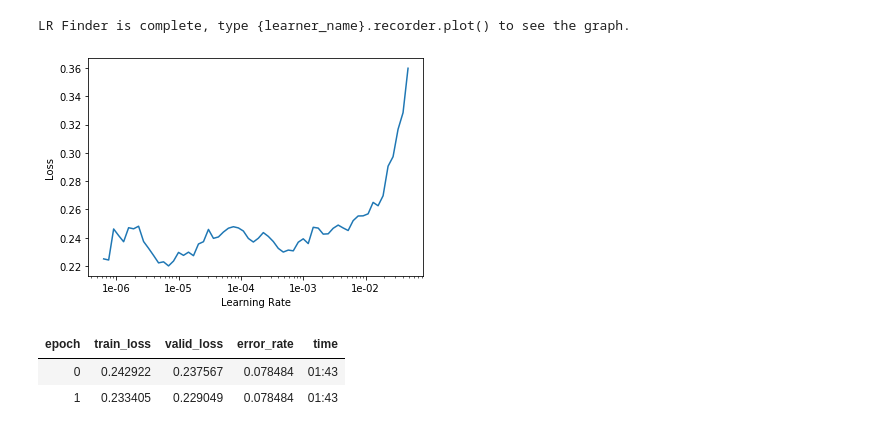
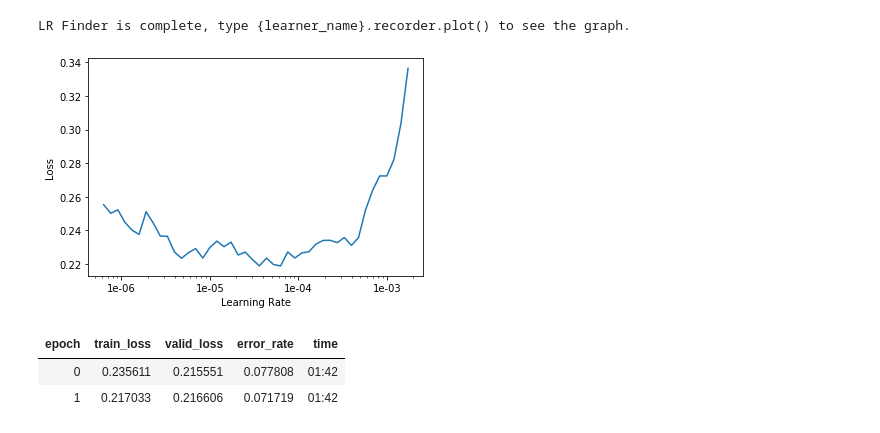
Before and after one commit to sadehqaan/dogs-cats, a Jupyter notebook: dogs_cats.ipynb, the cells around one changed output. Saved outputs shown, nothing was run; the diff lists cells and outputs as text; code cells hidden in the pictures.

```diff
--- a/dogs_cats.ipynb
+++ b/dogs_cats.ipynb
@@ -16,6 +16,8 @@ warnings.filterwarnings('ignore')
 # %%
 from fastai import *
 from fastai.vision import *
+# %%
+bs=64
 # %%
 path = untar_data(URLs.PETS); path
 # %% [output]
@@ -39,5 +41,7 @@ fnames[:5]
 # %%
 np.random.seed(2)
 pat = r'/([^/]+)_\d+.jpg$'
+# %%
+tfms = get_transforms(max_rotate=20, max_zoom=1.3, max_lighting=0.4, max_warp=0.4, p_affine=1., p_lighting=1.)
 # %%
-data = ImageDataBunch.from_name_re(path_img, fnames, pat, ds_tfms=get_transforms(), size=224, bs=64).normalize(imagenet_stats)
+data = ImageDataBunch.from_name_re(path_img, fnames, pat, ds_tfms=tfms, size=224, bs=bs).normalize(imagenet_stats)
@@ -123,11 +122,11 @@ LR Finder is complete, type {learner_name}.recorder.plot() to see the graph.
 # %%
 learn.recorder.plot()
 # %% [output]
-[figure, old version]
+[figure, new version]
 # %%
 learn.unfreeze()
-learn.fit_one_cycle(2, max_lr=slice(1e-6,1e-5))
+learn.fit_one_cycle(2, max_lr=slice(1e-5,1e-4))
 # %% [output]
 | epoch | train_loss | valid_loss | error_rate | time |
-| 0 | 0.242922 | 0.237567 | 0.078484 | 01:43 |
-| 1 | 0.233405 | 0.229049 | 0.078484 | 01:43 |
+| 0 | 0.235611 | 0.215551 | 0.077808 | 01:42 |
+| 1 | 0.217033 | 0.216606 | 0.071719 | 01:42 |
```
Also changed, not shown: parts of 7 cells of this notebook.
